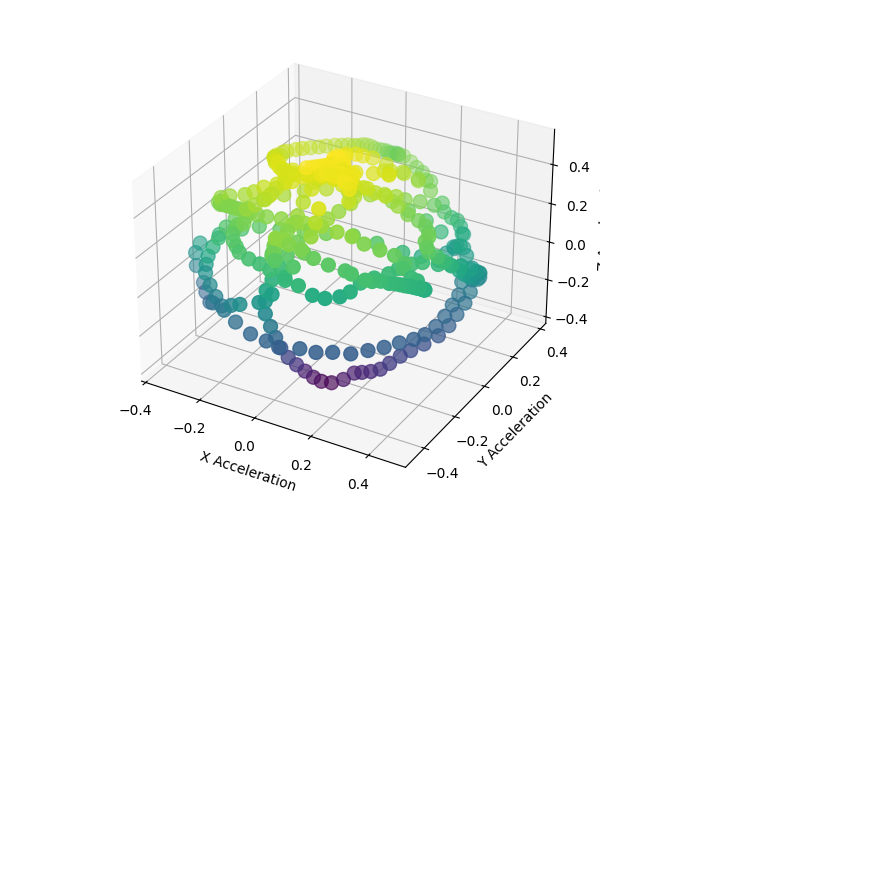
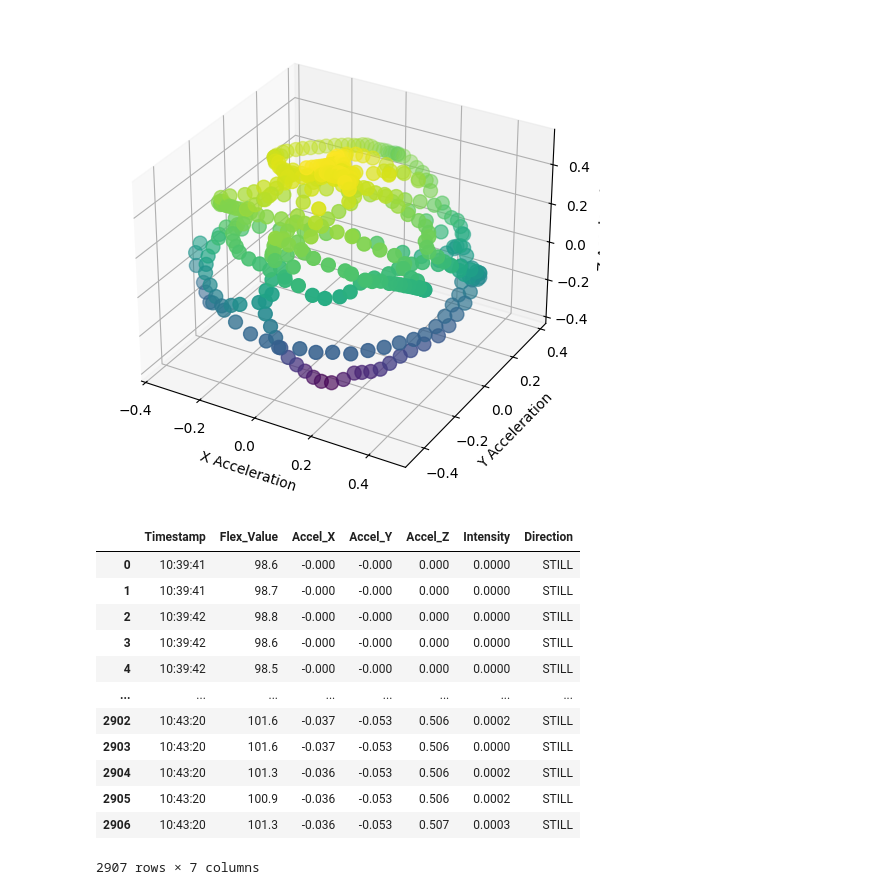
Before and after one commit to ServeshKarnawat/CruzHacks2026, a Jupyter notebook: test.ipynb, the cells around one changed output. Saved outputs shown, nothing was run; the diff lists cells and outputs as text; code cells hidden in the pictures; blank space fills up the shorter version.

```diff
--- a/test.ipynb
+++ b/test.ipynb
@@ -34,3 +34,21 @@ plt.tight_layout()
 plt.show()
 # %% [output]
 [figure]
+# %%
+df2 = pd.read_csv("arm_stability_data2.csv")
+df2 = pd.DataFrame(df)
+df2
+# %% [output]
+|  | Timestamp | Flex_Value | Accel_X | Accel_Y | Accel_Z | Intensity | Direction |
+| 0 | 10:39:41 | 98.6 | -0.000 | -0.000 | 0.000 | 0.0000 | STILL |
+| 1 | 10:39:41 | 98.7 | -0.000 | -0.000 | 0.000 | 0.0000 | STILL |
+| 2 | 10:39:42 | 98.8 | -0.000 | -0.000 | 0.000 | 0.0000 | STILL |
+| 3 | 10:39:42 | 98.6 | -0.000 | -0.000 | 0.000 | 0.0000 | STILL |
+| 4 | 10:39:42 | 98.5 | -0.000 | -0.000 | 0.000 | 0.0000 | STILL |
+| ... | ... | ... | ... | ... | ... | ... | ... |
+| 2902 | 10:43:20 | 101.6 | -0.037 | -0.053 | 0.506 | 0.0002 | STILL |
+| 2903 | 10:43:20 | 101.6 | -0.037 | -0.053 | 0.506 | 0.0000 | STILL |
+| 2904 | 10:43:20 | 101.3 | -0.036 | -0.053 | 0.506 | 0.0002 | STILL |
+| 2905 | 10:43:20 | 100.9 | -0.036 | -0.053 | 0.506 | 0.0002 | STILL |
+| 2906 | 10:43:20 | 101.3 | -0.036 | -0.053 | 0.507 | 0.0003 | STILL |
+2907 rows × 7 columns
```
Also changed, not shown: parts of 3 cells of this notebook, 3 other files.
